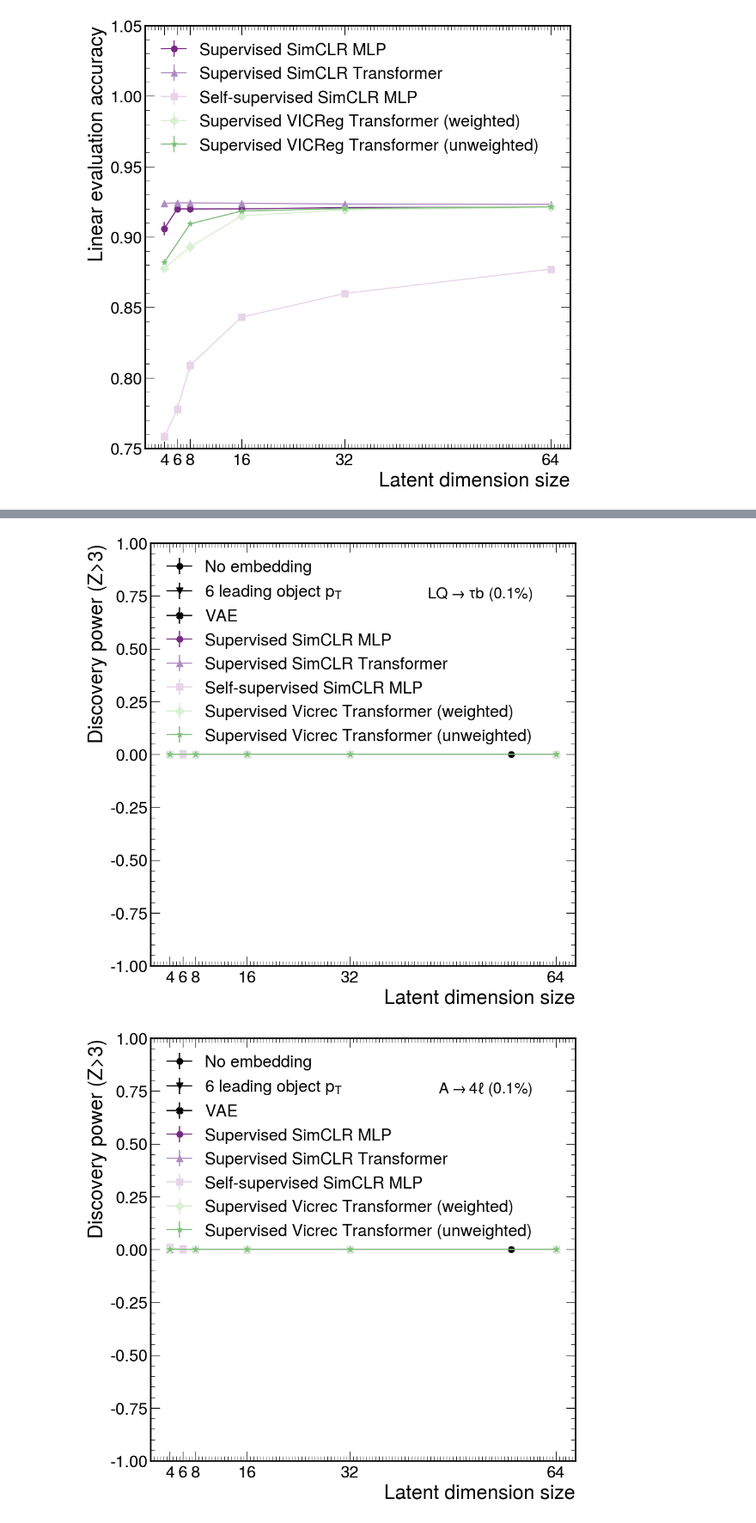
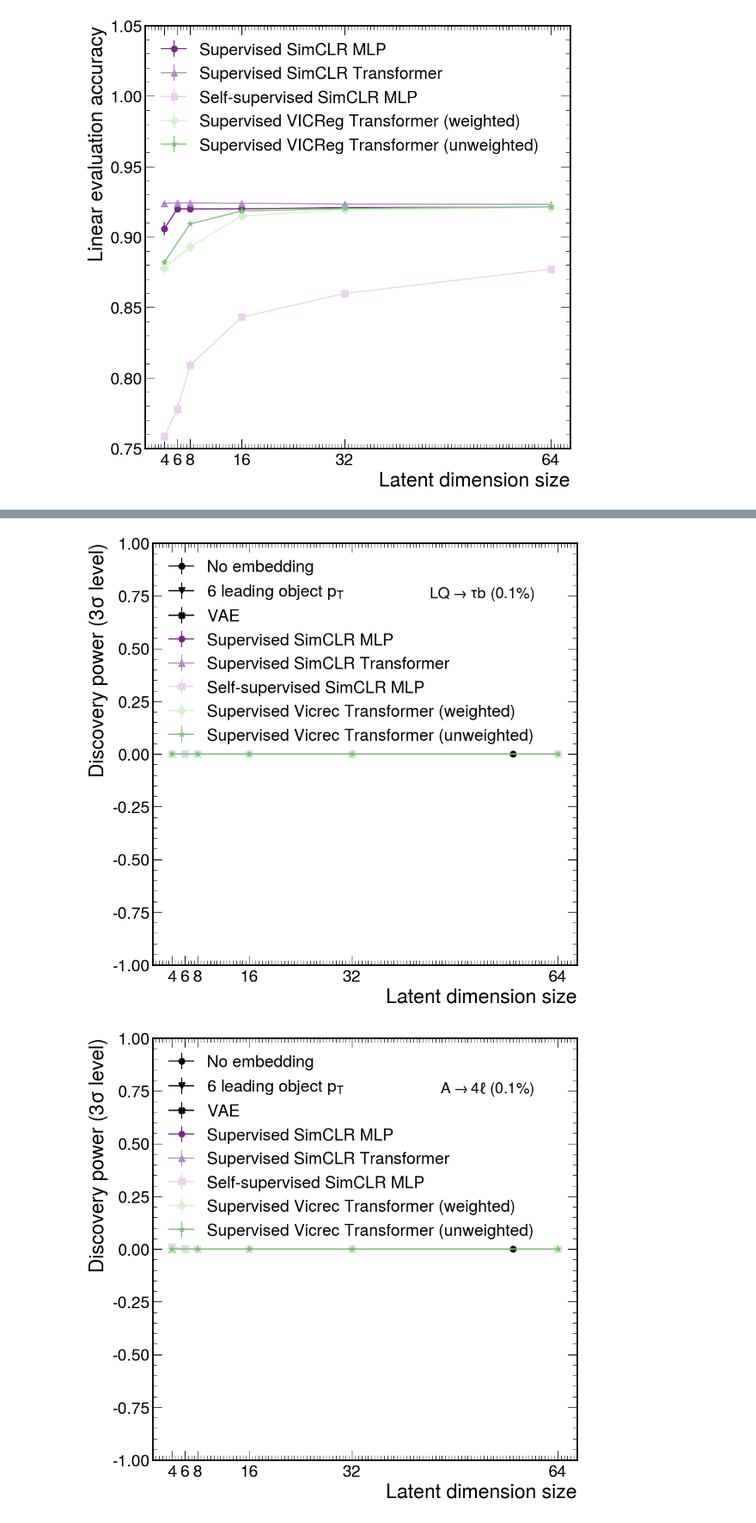
Before and after one commit to katyagovorkova/cl-orca, a Jupyter notebook: paper/scripts/accuracy_plots.ipynb, the cells around one changed output, grey strips where cells are left out. Shown at 86% size. Drawn from its saved outputs; the diff is of its cells as text; code cells hidden in the pictures.

```diff
--- a/paper/scripts/accuracy_plots.ipynb
+++ b/paper/scripts/accuracy_plots.ipynb
@@ -85,7 +85,7 @@ for sig in range(0,4):
                 )
         plt.ylim(0.01,2.0)
         plt.xlabel('Latent dimension size')
-        plt.ylabel('Discovery power (Z>3)')
+        plt.ylabel('Discovery power ($3\sigma$ level)')
         plt.xticks(l1["embedding"])
         # plt.semilogy()
         plt.legend(loc='upper left')
@@ -134,7 +134,7 @@ for sig in range(0,4):
     # plt.ylim(0.001,1.9)
     plt.ylim(0.01,2.0)
     plt.xlabel('Latent dimension size')
-    plt.ylabel('Discovery power (Z>3)')
+    plt.ylabel('Discovery power ($3\sigma$ level)')
     plt.xticks(l1["embedding"])
     # plt.semilogy()
     plt.legend(loc='upper left')
@@ -161,33 +161,33 @@ sig = 1
 inj = 0
 
 for sig in range(0,4):
 # for inj in range(0,3):
 
     fig, ax = plt.subplots()
     plt.errorbar(57, p1["pvals"][0, sig, inj, 0], p1["pvals"][0, sig, inj, 1], p1["pvals"][0, sig, inj, 2], c='black',marker='o',markersize=8, label='No embedding')
     plt.errorbar(6,  p2["pvals"][0, sig, inj, 0], p2["pvals"][0, sig, inj, 1], p2["pvals"][0, sig, inj, 2], c='black',marker='v',markersize=8, label='6 leading object $p_T$')
     plt.errorbar(6,  p6["pvals"][:, sig, inj, 0], p6["pvals"][:, sig, inj, 1], p6["pvals"][:, sig, inj, 2], c='black',marker='X',markersize=8, label='VAE')
     plt.errorbar(p3["embedding"], p3["pvals"][:, sig, inj, 0], p3["pvals"][:, sig, inj, 1], p3["pvals"][:, sig, inj, 2], c=colors[0],marker=markers[0],markersize=8, label='Supervised SimCLR MLP')
     plt.errorbar(p4["embedding"], p4["pvals"][:, sig, inj, 0], p4["pvals"][:, sig, inj, 1], p4["pvals"][:, sig, inj, 2], c=colors[1],marker=markers[1],markersize=8, label='Supervised SimCLR Transformer')
     plt.errorbar(p5["embedding"], p5["pvals"][:, sig, inj, 0], p5["pvals"][:, sig, inj, 1], p5["pvals"][:, sig, inj, 2], c=colors[2],marker=markers[2],markersize=8, label='Self-supervised SimCLR MLP')
     plt.errorbar(p7["embedding"], p7["pvals"][:, sig, inj, 0], np.abs(p7["pvals"][:, sig, inj, 1]), np.abs(p7["pvals"][:, sig, inj, 2]), c=colors[3],marker=markers[3],markersize=8, label='Supervised Vicrec Transformer (weighted)')
     plt.errorbar(p8["embedding"], p8["pvals"][:, sig, inj, 0], np.abs(p8["pvals"][:, sig, inj, 1]), np.abs(p8["pvals"][:, sig, inj, 2]), c=colors[4],marker=markers[4],markersize=8, label='Supervised Vicrec Transformer (unweighted)')
 
     plt.text(0.9, 0.9,
         transform=ax.transAxes,  # Use relative coordinates
         s=fr"{sig_dict[sig]} ({inj_dict[inj]}%)",
         fontsize=20,
         color="black",
         ha="right", va="top"
         )
     plt.ylim(-1,1)
     plt.xlabel('Latent dimension size')
-    plt.ylabel('Discovery power (Z>3)')
+    plt.ylabel('Discovery power ($3\sigma$ level)')
     plt.xticks(l1["embedding"])
     # plt.semilogy()
     plt.legend(loc='upper left')
     plt.savefig(fr"../plots/pvals_sig{sig}_inj{inj}.pdf", format="pdf")
     plt.savefig(fr"../plots/pvals_sig{sig}_inj{inj}.png", format="png")
 # %% [output]
-[figure, old version]
+[figure, new version]
-[figure, old version]
+[figure, new version]
```
Also changed, not shown: parts of 3 cells of this notebook, 4 other files.
